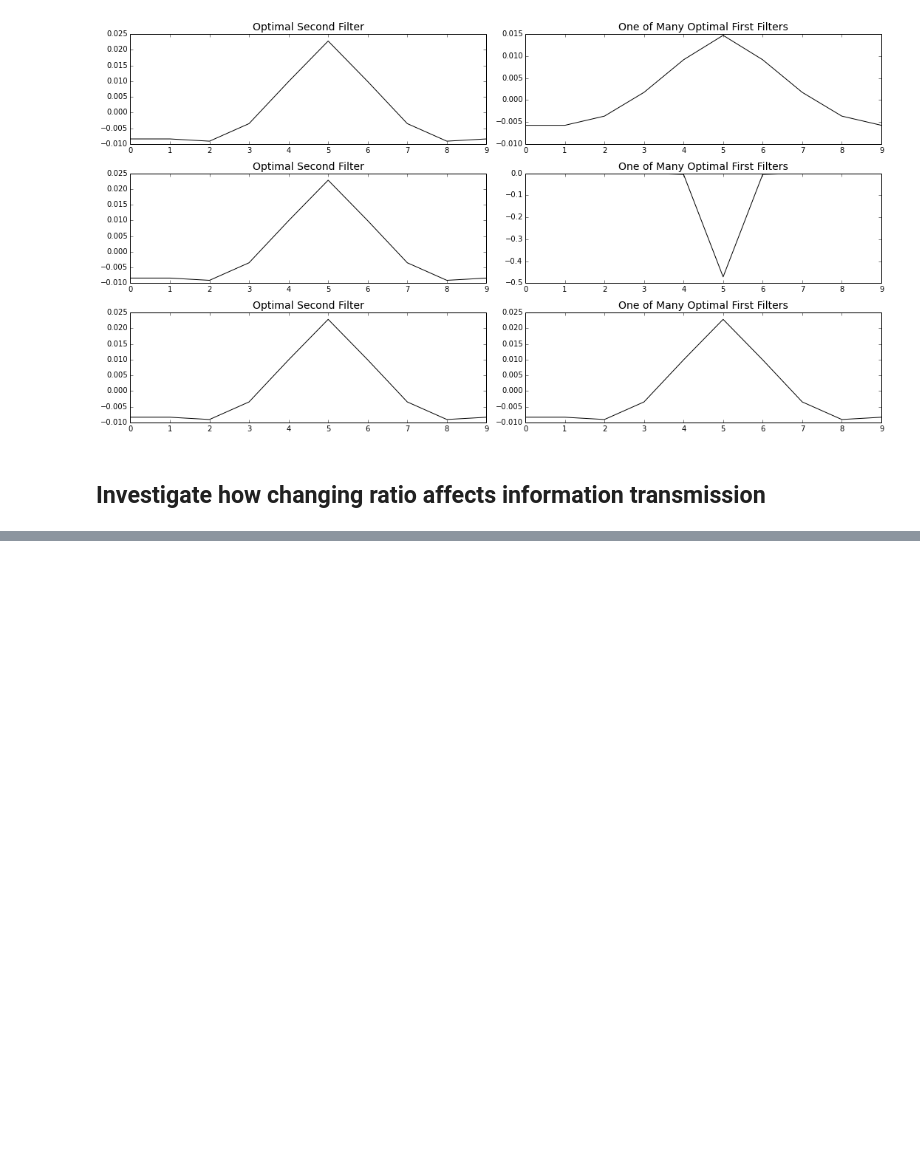
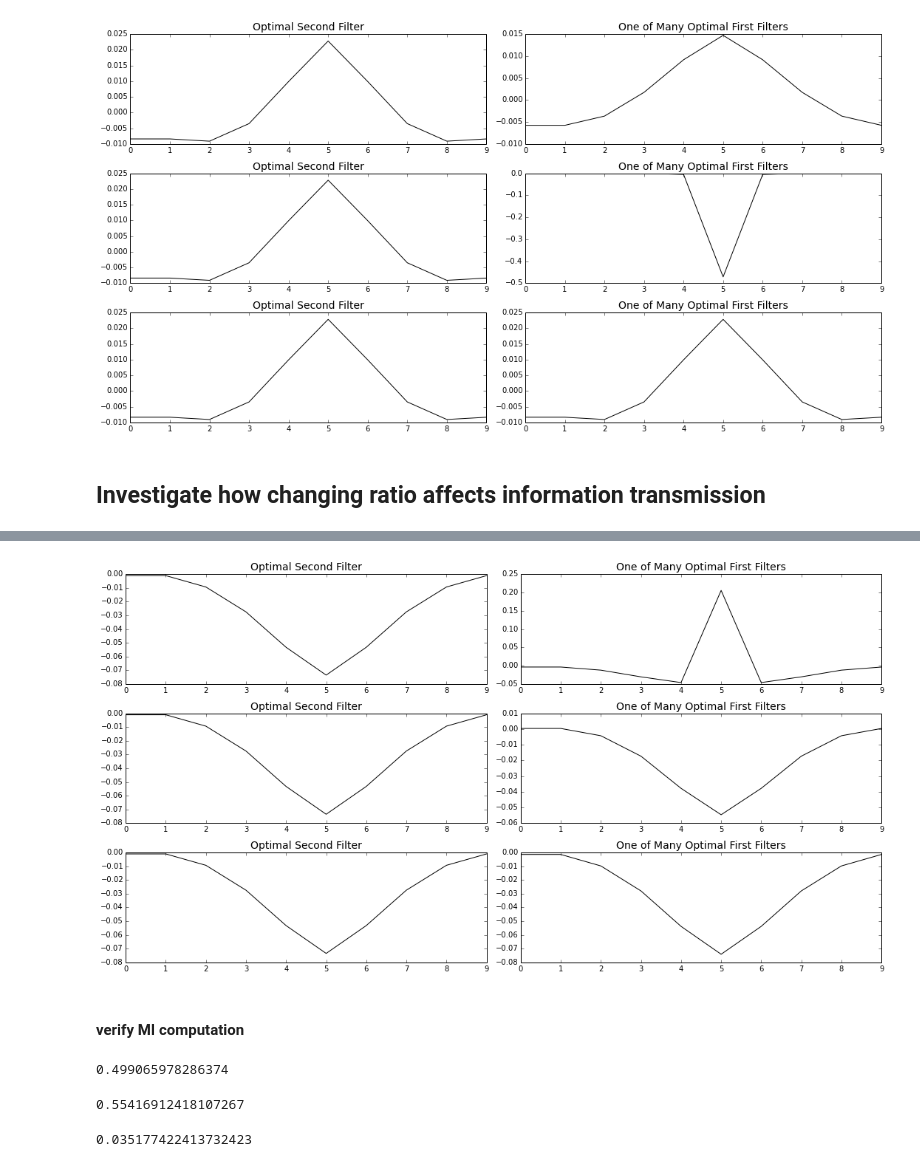
Before and after one commit to lmcintosh/ipython-notebooks, a Jupyter notebook: 00 Baccus Lab - Surround size in Horizontal and Amacrine cells - Take 4.ipynb, the cells around one changed output, grey strips where cells are left out. Saved outputs shown, nothing was run; the diff lists cells and outputs as text; code cells hidden in the pictures; blank space fills up the shorter version.

```diff
--- a/00 Baccus Lab - Surround size in Horizontal and Amacrine cells - Take 4.ipynb
+++ b/00 Baccus Lab - Surround size in Horizontal and Amacrine cells - Take 4.ipynb
@@ -445,0 +478,38 @@ for idp,p in enumerate(ratios):
+# %%
+fig = gcf()
+fig.set_size_inches((15,8))
+
+subplot(3,2,1)
+optimum2 = spatial_filter_2d_simplified(ratio=ratios[17],surround_width=2.,xs_size=10)
+plot(optimum2[len(optimum2)/2,:],'k')
+title('Optimal Second Filter',fontsize=14)
+
+subplot(3,2,2)
+optimum1 = spatial_filter_2d_simplified(ratio=ratios[1],surround_width=2.,xs_size=10)
+plot(optimum1[len(optimum1)/2,:],'k')
+title('One of Many Optimal First Filters',fontsize=14)
+
+subplot(3,2,3)
+plot(optimum2[len(optimum2)/2,:],'k')
+title('Optimal Second Filter',fontsize=14)
+
+subplot(3,2,4)
+optimum12 = spatial_filter_2d_simplified(ratio=ratios[6],surround_width=2.,xs_size=10)
+plot(optimum12[len(optimum12)/2,:],'k')
+title('One of Many Optimal First Filters',fontsize=14)
+
+subplot(3,2,5)
+plot(optimum2[len(optimum2)/2,:],'k')
+title('Optimal Second Filter',fontsize=14)
+
+subplot(3,2,6)
+optimum13 = spatial_filter_2d_simplified(ratio=ratios[-1],surround_width=2.,xs_size=10)
+plot(optimum13[len(optimum13)/2,:],'k')
+title('One of Many Optimal First Filters',fontsize=14)
+
+
+tight_layout()
+# %% [output]
+[figure, added]
+# %% [markdown]
+#### verify MI computation
@@ -445,0 +557,12 @@ for idp,p in enumerate(ratios):
+# %%
+I_tmp
+# %% [output]
+0.499065978286374
+# %%
+np.mean(wtf)
+# %% [output]
+0.55416912418107267
+# %%
+np.sqrt(np.var(wtf))
+# %% [output]
+0.035177422413732423
```
Also changed, not shown: parts of 12 cells of this notebook.
